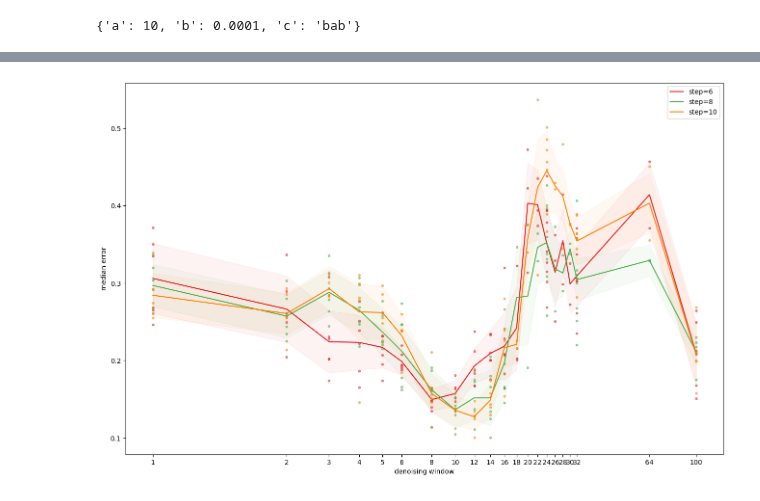
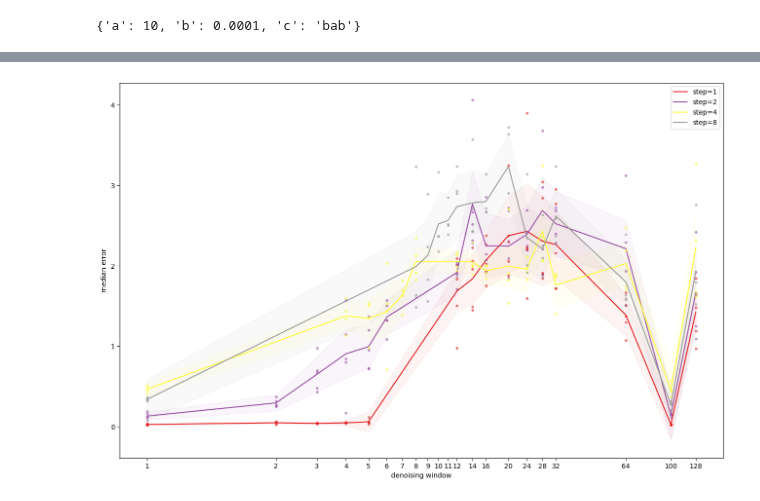
Before and after one commit to msh2481/gud, a Jupyter notebook: report.ipynb, the cells around one changed output, grey strips where cells are left out. Drawn from its saved outputs; the diff is of its cells as text; code cells hidden in the pictures.

```diff
--- a/report.ipynb
+++ b/report.ipynb
@@ -41,8 +41,9 @@ print(parse_params("a=10 b=1e-4 c=bab | some comment # whatever else"))
 from collections import defaultdict
 from pprint import pprint
 
-lists = defaultdict(list)
-names = ["slope-1"]  # , "fixed-steps"]
+error_lists = defaultdict(list)
+loss_lists = defaultdict(list)
+names = ["slope-3"]  # , "fixed-steps"]
 
 for exp in loader.find_all():
     notes = exp.meta["comment"]
@@ -58,6 +59,8 @@ for exp in loader.find_all():
         elif params["k"] == "D":
             w = 100
         value = min(exp.metrics["q50"])
-        lists[(step, w)].append(value)
+        loss = min(exp.metrics["loss"])
+        error_lists[(step, w)].append(value)
+        loss_lists[(step, w)].append(loss)
     except Exception:
         continue
@@ -87,45 +90,45 @@ import numpy as np
 
 plt.figure(figsize=(16, 10))
 plt.xscale("symlog")
-ws = sorted(list(set([w for (step, w) in lists])))
-steps = sorted(list(set([step for (step, w) in lists])))
+ws = sorted(list(set([w for (step, w) in error_lists])))
+steps = sorted(list(set([step for (step, w) in error_lists])))
 colors = plt.cm.Set1(np.linspace(0.1, 0.9, len(steps)))
 
-steps = [6, 8, 10]
+# steps = [6, 8, 10]
 
 for step, color in zip(steps, colors):
     # Collect and compute statistics for each window size
     means, stds, xs = [], [], []
     for w in ws:
-        cur = lists[(step, w)]
-        cur = [x for x in cur if x < 0.6]
+        cur = error_lists[(step, w)]
+        # cur = [x for x in cur if x < 0.6]
         if len(cur) > 0:
             means.append(np.mean(cur))
             stds.append(np.std(cur))
             xs.append(w)
             plt.plot([w] * len(cur), cur, "o", ms=3, alpha=0.5, color=color)
 
     if len(xs) == 0:
         continue
 
     # Convert to arrays
     means = np.array(means)
     stds = np.array(stds)
     # Smooth means and stds with gaussian filter
     from scipy.ndimage import gaussian_filter1d
 
     means = gaussian_filter1d(means, sigma=0.01)
     stds = gaussian_filter1d(stds, sigma=1.0)
     xs = np.array(xs)
 
     # Plot mean line and std area
     plt.plot(xs, means, "-", label=f"step={step}", color=color)
     plt.fill_between(xs, means - stds, means + stds, alpha=0.05, color=color)
 
 plt.xticks(ws, [str(w) for w in ws])
 plt.xlabel("denoising window")
 plt.ylabel("median error")
 plt.legend()
 plt.show()
 # %% [output]
-[figure, old version]
+[figure, new version]
```
Also changed, not shown: parts of 6 cells of this notebook, 3 other files.
